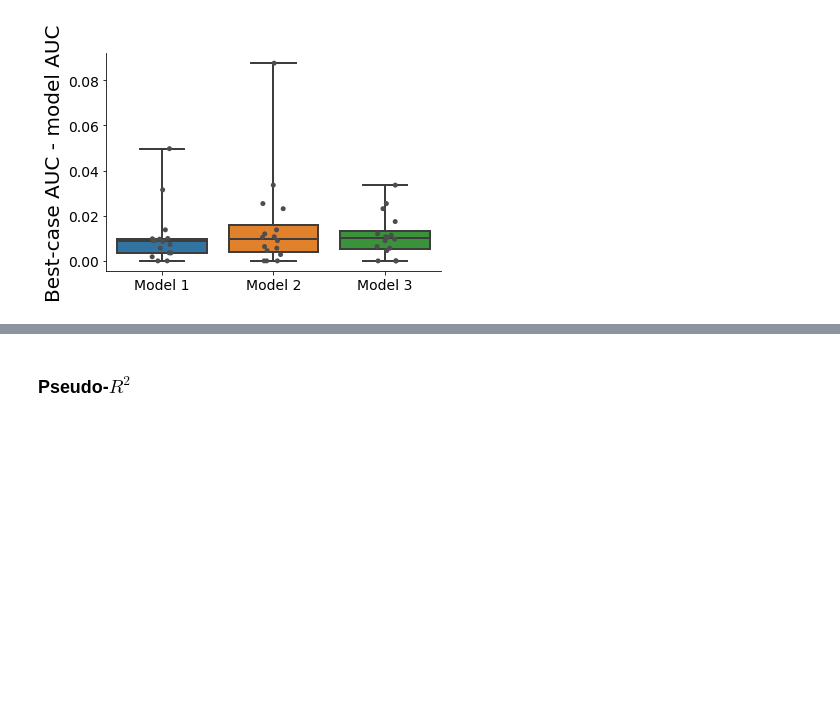
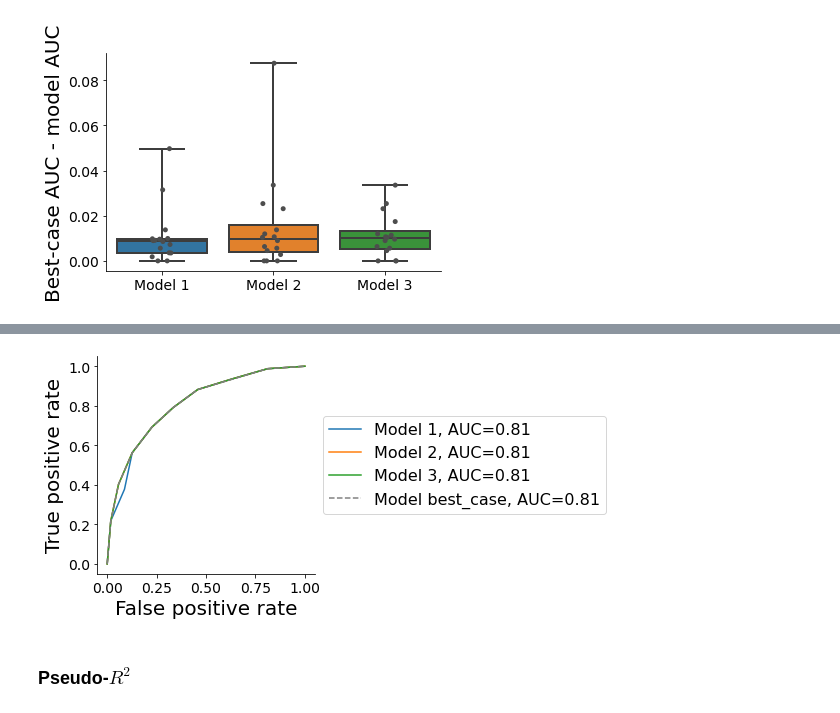
Before and after one commit to cherepaha/evidence_accumulation_in_gap_acceptance, a Jupyter notebook: data_and_model_analysis/06_supplementary_figures.ipynb, the cells around one changed output, grey strips where cells are left out. Drawn from its saved outputs; the diff is of its cells as text; code cells hidden in the pictures; blank space fills up the shorter version.

```diff
--- a/data_and_model_analysis/06_supplementary_figures.ipynb
+++ b/data_and_model_analysis/06_supplementary_figures.ipynb
@@ -266,7 +260,11 @@ def get_data_vs_model_means(data_means, model_no=1, kind="full_data"):
 # %%
+groupby_cols = ["subj_id", "tta_condition", "d_condition"]
+subjects = exp_measures.subj_id.unique()
+
 p_go_by_condition = exp_measures.groupby(groupby_cols).mean().is_go_decision
 rt_by_condition = get_RT_means_with_cutoff(exp_measures[exp_measures.is_go_decision], groupby_cols, n_cutoff=2)
 data_means = pd.DataFrame([p_go_by_condition, rt_by_condition]).T
+data_means_cv = data_means.groupby(["tta_condition", "d_condition"]).mean()
 # %% [markdown]
 ### ROC of predicting probability of go decision per participant
 # %%
@@ -353,0 +371,2 @@ plt.savefig("../output/fig_SI_AUC_diff.png", bbox_inches="tight")
+# %%
+subj_data_vs_model = exp_measures[["subj_id", "tta_condition", "d_condition", "is_go_decision"]]
@@ -354,3 +444,32 @@ plt.savefig("../output/fig_SI_AUC_diff.png", bbox_inches="tight")
+# %%
+def get_roc_curve_cv(data_means, exp_measures, model_no=1):
+    subj_data_vs_model = exp_measures[["subj_id", "tta_condition", "d_condition", "is_go_decision"]]
+    if model_no == "best_case":
+        model_predictions = data_means.reset_index().rename(columns={"is_go_decision": "p_go_model"})
+    else:
+        data_vs_model = get_data_vs_model_means(data_means=data_means, model_no=model_no, kind="cross_validation_8")
+        model_predictions = data_vs_model[["subj_id", "tta_condition", "d_condition", "p_go_model"]]
+    subj_data_vs_model = (subj_data_vs_model.merge(model_predictions, on=["tta_condition", "d_condition"])
+                 .reset_index(drop=True))
+    roc = np.array([get_positive_rates(subj_data_vs_model, threshold=threshold) for threshold in np.linspace(1.001, -0.001, 21)]).T
+    auc = np.trapz(y=roc[1], x=roc[0])
+    return roc, auc
+# %%
+fig, ax = plt.subplots()
+# cmap = plt.get_cmap("viridis", 16)
+for model_no in [1, 2, 3, "best_case"]:
+    roc, auc = get_roc_curve_cv(data_means_cv, exp_measures, model_no=model_no)
+    ax.plot(roc[0], roc[1], label="Model %s, AUC=%.2f" % (str(model_no), auc),
+            color="grey" if model_no=="best_case" else "C%i" % (model_no-1),
+            ls="--" if model_no=="best_case" else "-")
+ax.set_aspect("equal")
+ax.set_xlabel("False positive rate")
+ax.set_ylabel("True positive rate")
+ax.legend(loc="center left", bbox_to_anchor=(1, 0.5), ncol=1)
+ax.set_aspect("equal")
+plt.savefig("../output/fig_SI_roc_cv.png", bbox_inches="tight")
+# %% [output]
+[figure, added]
 # %% [markdown]
 ### Pseudo-$R^2$
 # %%
```
Also changed, not shown: parts of 19 cells of this notebook, 8 other files.
